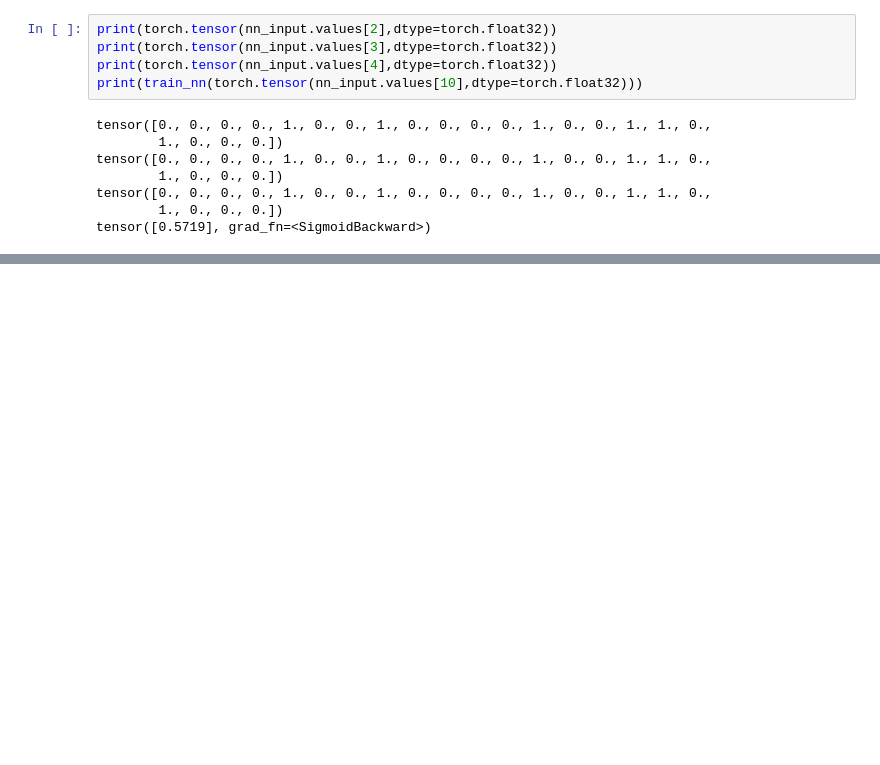
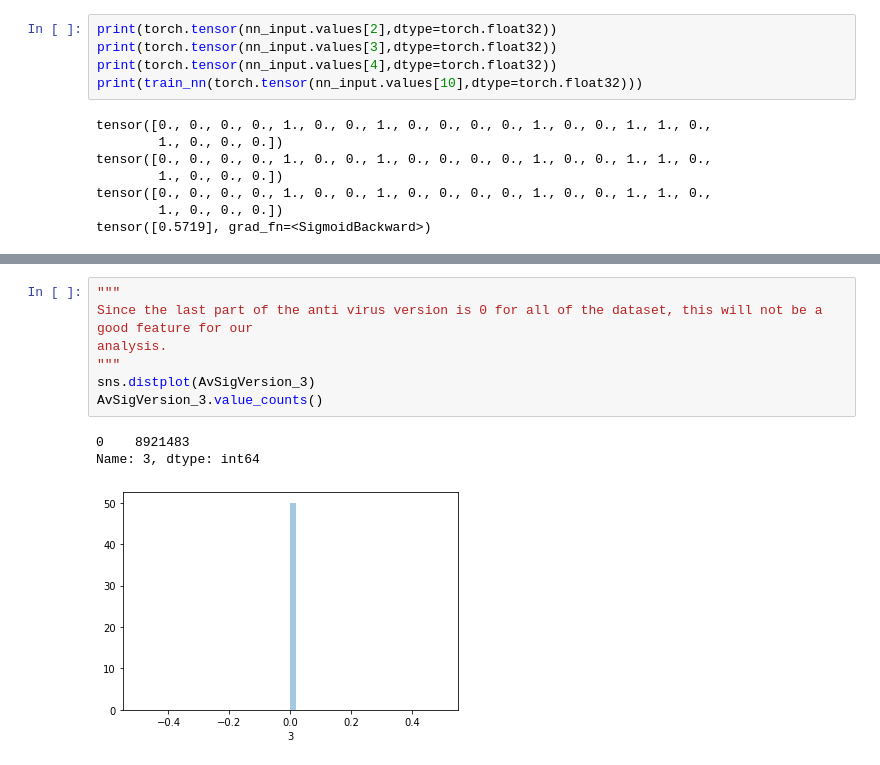
Before and after one commit to mshaio/Cyber, a Jupyter notebook: MicrosoftMalwarePredictionData/PC Virus Infection NN.ipynb, the cells around one changed output, grey strips where cells are left out. Cells and saved outputs as stored; diff of their text form; blank space fills up the shorter version.

```diff
--- a/MicrosoftMalwarePredictionData/PC Virus Infection NN.ipynb
+++ b/MicrosoftMalwarePredictionData/PC Virus Infection NN.ipynb
@@ -286,0 +346,11 @@ AvSigVersion_1.index[AvSigVersion_1 == "2&#x17;3"].tolist()
+# %%
+"""
+Since the last part of the anti virus version is 0 for all of the dataset, this will not be a good feature for our
+analysis.
+"""
+sns.distplot(AvSigVersion_3)
+AvSigVersion_3.value_counts()
+# %% [output]
+0    8921483
+Name: 3, dtype: int64
+[figure, added]
```
Also changed, not shown: parts of 13 cells of this notebook.
